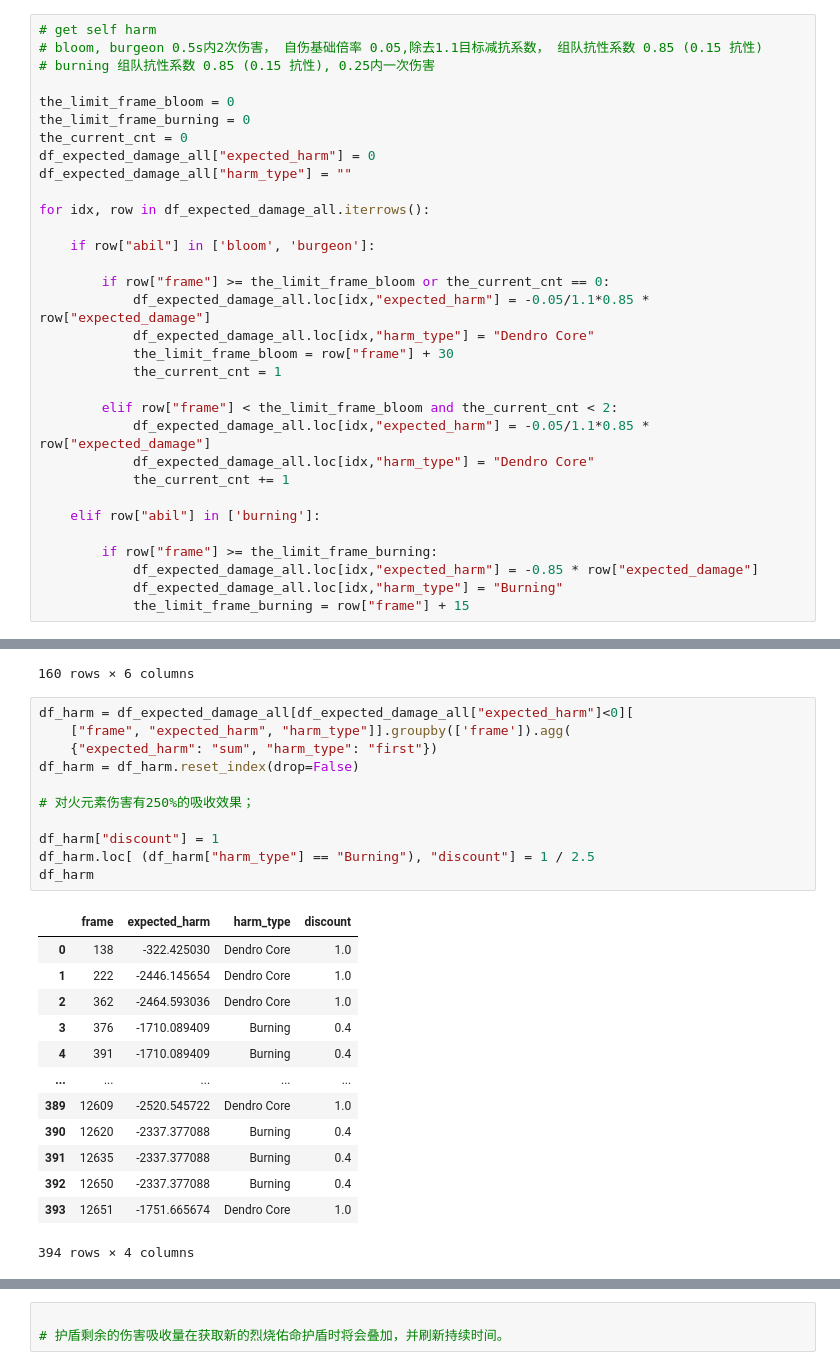
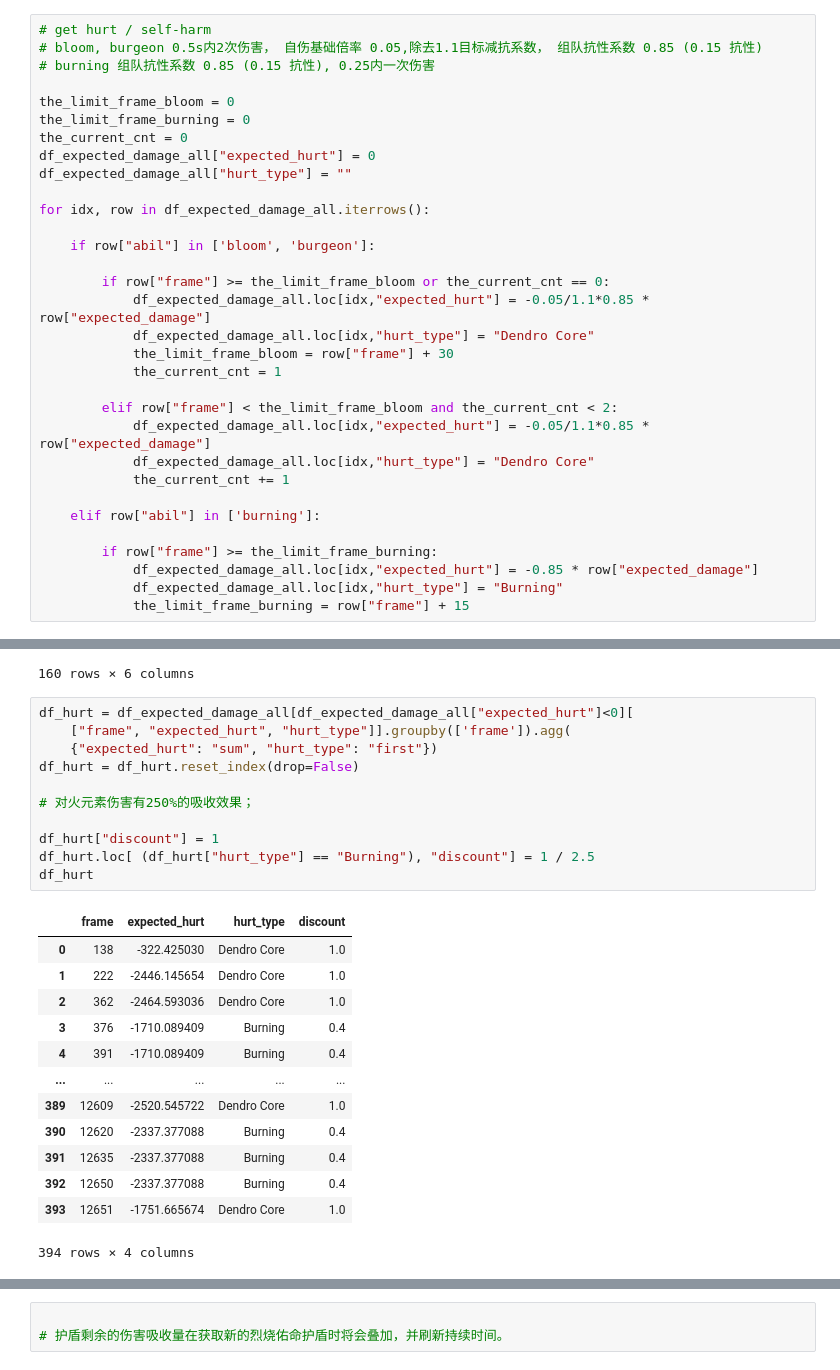
Before and after one commit to PerseusC/genshin_team_visualization, a Jupyter notebook: thoma_nahida_xingqiu_heizou/thoma.ipynb, the cells around one changed output, grey strips where cells are left out. Drawn from its saved outputs; the diff is of its cells as text.

Commit message:
hurt

```diff
--- a/thoma_nahida_xingqiu_heizou/thoma.ipynb
+++ b/thoma_nahida_xingqiu_heizou/thoma.ipynb
@@ -353,36 +353,36 @@ df_expected_damage_all = pd.concat([df_expected_damage_target1, df_expected_dama
 df_expected_damage_all = df_expected_damage_all[df_expected_damage_all["expected_damage"] > 0]
 df_expected_damage_all = df_expected_damage_all.sort_values(by=["frame", "target"], ascending=True).reset_index(drop=True)
 # %%
-# get self harm
+# get hurt / self-harm
 # bloom, burgeon 0.5s内2次伤害， 自伤基础倍率 0.05,除去1.1目标减抗系数， 组队抗性系数 0.85 (0.15 抗性)
 # burning 组队抗性系数 0.85 (0.15 抗性), 0.25内一次伤害
 
 the_limit_frame_bloom = 0
 the_limit_frame_burning = 0
 the_current_cnt = 0
-df_expected_damage_all["expected_harm"] = 0
-df_expected_damage_all["harm_type"] = ""
+df_expected_damage_all["expected_hurt"] = 0
+df_expected_damage_all["hurt_type"] = ""
 
 for idx, row in df_expected_damage_all.iterrows():
 
     if row["abil"] in ['bloom', 'burgeon']:
 
         if row["frame"] >= the_limit_frame_bloom or the_current_cnt == 0:
-            df_expected_damage_all.loc[idx,"expected_harm"] = -0.05/1.1*0.85 * row["expected_damage"]
-            df_expected_damage_all.loc[idx,"harm_type"] = "Dendro Core"
+            df_expected_damage_all.loc[idx,"expected_hurt"] = -0.05/1.1*0.85 * row["expected_damage"]
+            df_expected_damage_all.loc[idx,"hurt_type"] = "Dendro Core"
             the_limit_frame_bloom = row["frame"] + 30
             the_current_cnt = 1
 
         elif row["frame"] < the_limit_frame_bloom and the_current_cnt < 2:
-            df_expected_damage_all.loc[idx,"expected_harm"] = -0.05/1.1*0.85 * row["expected_damage"]
-            df_expected_damage_all.loc[idx,"harm_type"] = "Dendro Core"
+            df_expected_damage_all.loc[idx,"expected_hurt"] = -0.05/1.1*0.85 * row["expected_damage"]
+            df_expected_damage_all.loc[idx,"hurt_type"] = "Dendro Core"
             the_current_cnt += 1
 
     elif row["abil"] in ['burning']:
 
         if row["frame"] >= the_limit_frame_burning:
-            df_expected_damage_all.loc[idx,"expected_harm"] = -0.85 * row["expected_damage"]
-            df_expected_damage_all.loc[idx,"harm_type"] = "Burning"
+            df_expected_damage_all.loc[idx,"expected_hurt"] = -0.85 * row["expected_damage"]
+            df_expected_damage_all.loc[idx,"hurt_type"] = "Burning"
             the_limit_frame_burning = row["frame"] + 15
 # %%
 field_time_range = [ [210, 389], [1, 81], [81, 210], [389, 1273]]
@@ -642,18 +642,18 @@ df_shields
 | 159 | 12669 | Thoma Burst | 11353.042858 | 13149 | 11353.042858 | 663.123932 |
 160 rows × 6 columns
 # %%
-df_harm = df_expected_damage_all[df_expected_damage_all["expected_harm"]<0][
-    ["frame", "expected_harm", "harm_type"]].groupby(['frame']).agg(
-    {"expected_harm": "sum", "harm_type": "first"})
-df_harm = df_harm.reset_index(drop=False)
+df_hurt = df_expected_damage_all[df_expected_damage_all["expected_hurt"]<0][
+    ["frame", "expected_hurt", "hurt_type"]].groupby(['frame']).agg(
+    {"expected_hurt": "sum", "hurt_type": "first"})
+df_hurt = df_hurt.reset_index(drop=False)
 
 # 对火元素伤害有250%的吸收效果；
 
-df_harm["discount"] = 1
-df_harm.loc[ (df_harm["harm_type"] == "Burning"), "discount"] = 1 / 2.5
-df_harm
+df_hurt["discount"] = 1
+df_hurt.loc[ (df_hurt["hurt_type"] == "Burning"), "discount"] = 1 / 2.5
+df_hurt
 # %% [output]
-|  | frame | expected_harm | harm_type | discount |
+|  | frame | expected_hurt | hurt_type | discount |
 | 0 | 138 | -322.425030 | Dendro Core | 1.0 |
 | 1 | 222 | -2446.145654 | Dendro Core | 1.0 |
 | 2 | 362 | -2464.593036 | Dendro Core | 1.0 |
```
Also changed, not shown: parts of 6 cells of this notebook, 4 other files.
